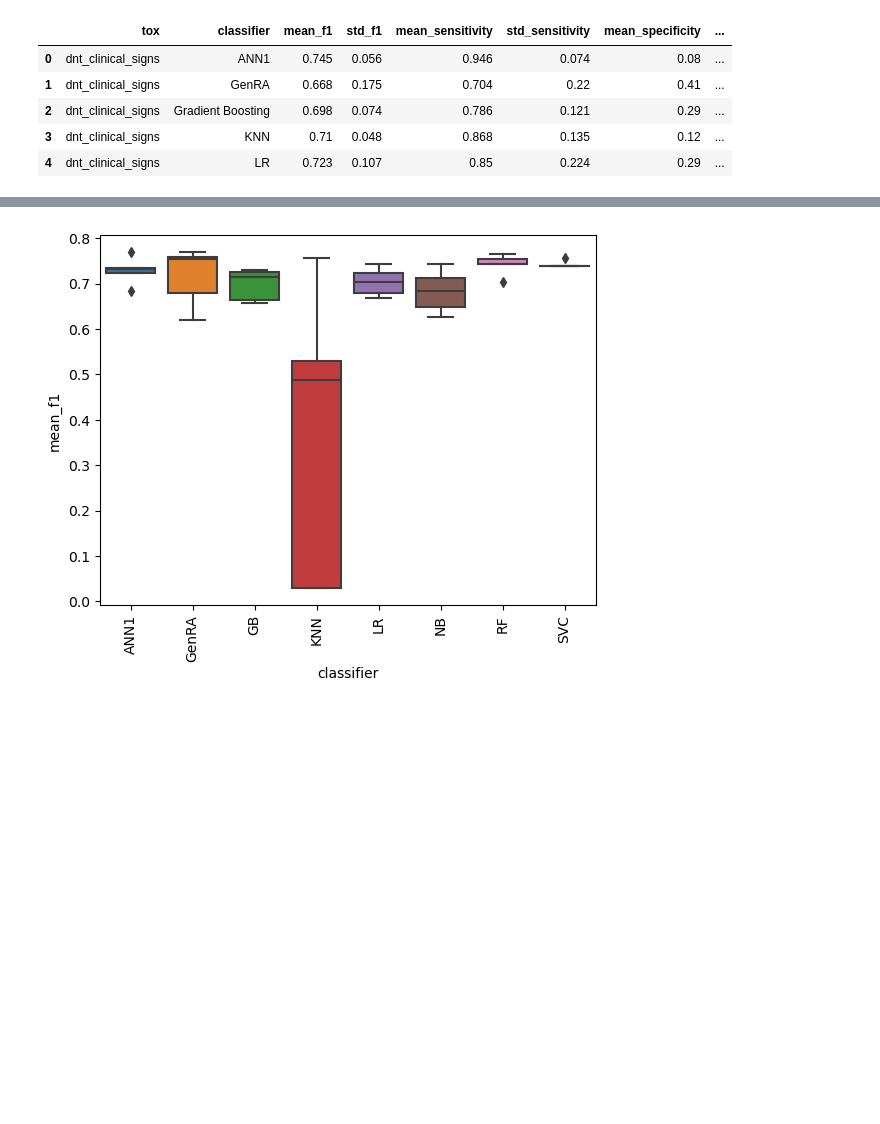
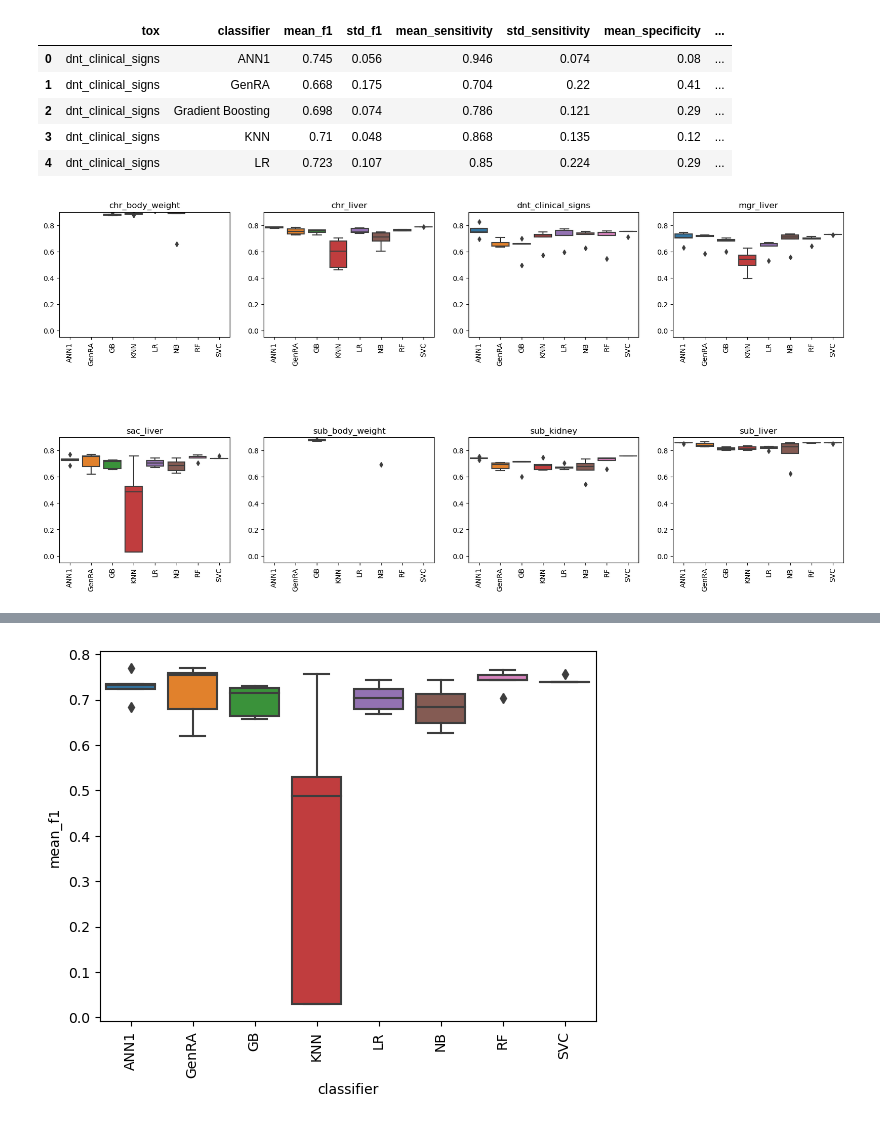
Before and after one commit to patlewig/liver-ml, a Jupyter notebook: notebooks/002-gp-ml-hit.ipynb, the cells around one changed output, grey strips where cells are left out. Cells and saved outputs as stored; diff of their text form; code cells hidden in the pictures; blank space fills up the shorter version.

```diff
--- a/notebooks/002-gp-ml-hit.ipynb
+++ b/notebooks/002-gp-ml-hit.ipynb
@@ -88,3 +88,8 @@ df_counts
 | 15 | sub_liver | 356 | 158 | 514 |
 | 16 | sub_lung | 61 | 453 | 514 |
 | 17 | sub_spleen | 154 | 360 | 514 |
+# %%
+pos_gte= []
+for i, row in df_counts.iterrows():
+    if row['pos']> row['neg']:
+        pos_gte.append(row['tox'])
@@ -178,0 +216,16 @@ final_df['classifier'] = final_df['classifier'].replace(classifier_dict)
+# %%
+f = plt.figure(figsize = (20,9))
+k=0
+for e in pos_gte:
+    k+=1
+    ax = plt.subplot(2, 4, k)
+    g = sns.boxplot(x = 'classifier', y = 'mean_f1', data = final_df[final_df['tox'] == e])
+    ax.set_title(e)
+    for xlab in ax.get_xticklabels():xlab.set_rotation(90)
+    ax.set_xlabel('')
+    ax.set_ylabel('')
+    ax.set_ylim(-0.05,0.9)
+    plt.subplots_adjust(hspace = 0.8)
+f.savefig(figures_dir+'Figure2a.png', dpi = 300, bbox_inches = 'tight')
+# %% [output]
+[figure, added]
```
Also changed, not shown: parts of 17 cells of this notebook, 10 other files.
